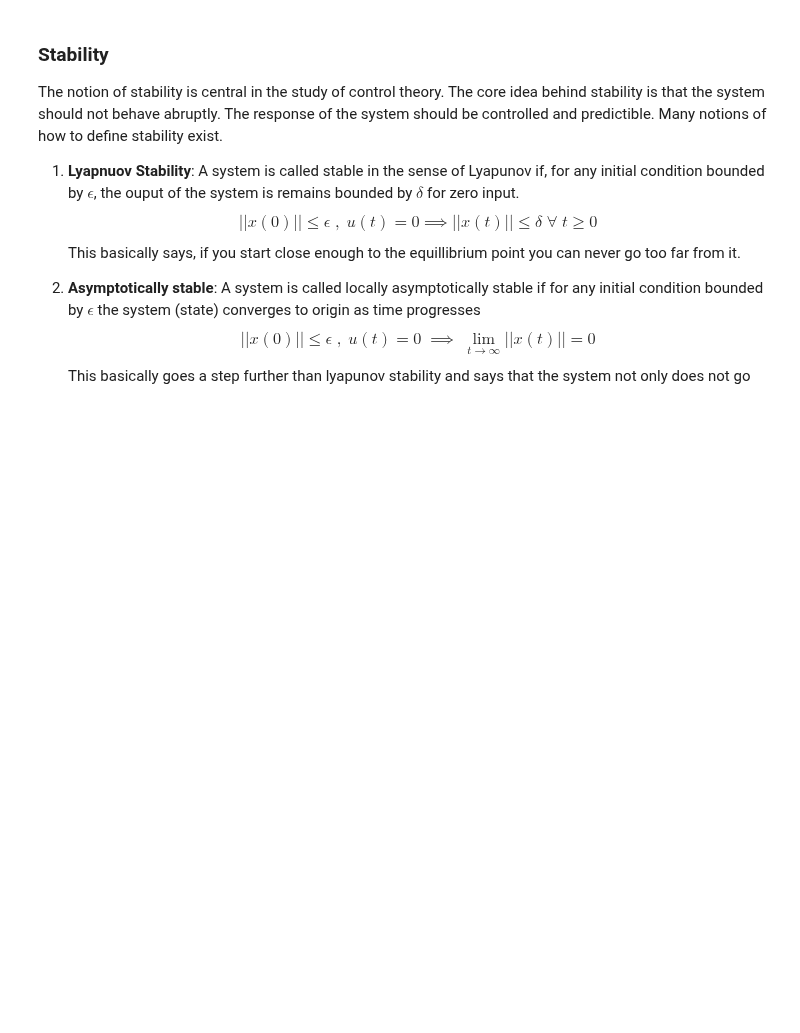
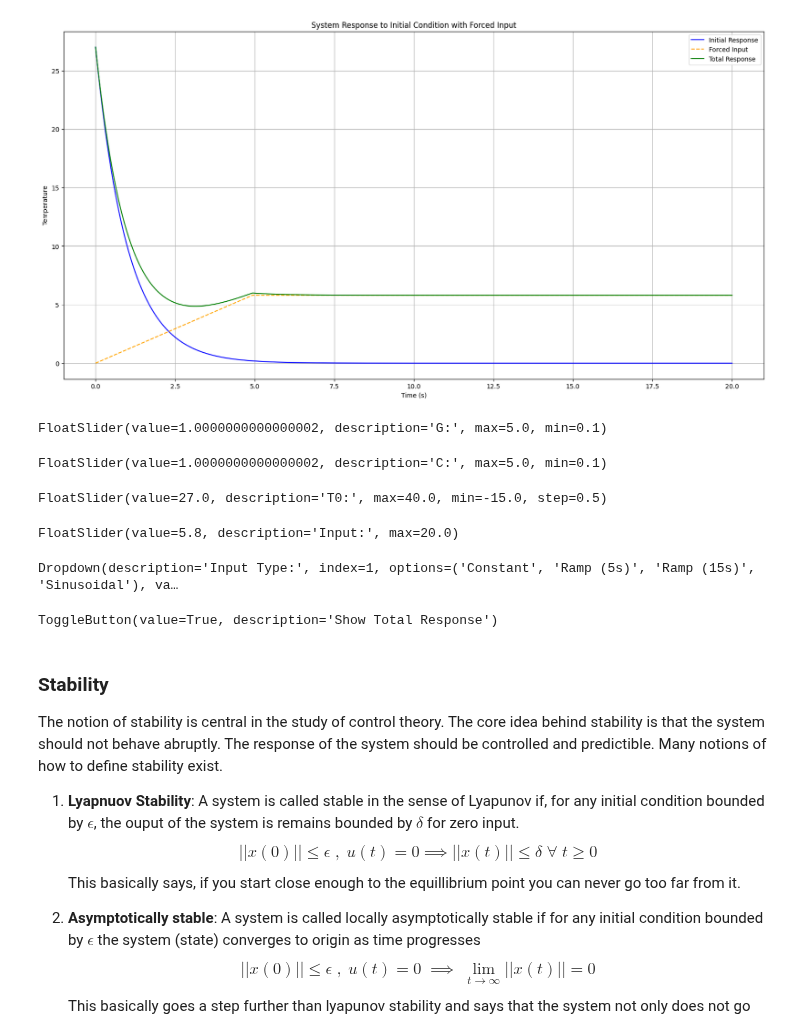
Before and after one commit to idsc-frazzoli/CS1-Notebooks, a Jupyter notebook: NB03/NB03.ipynb, the cells around one changed output. Cells and saved outputs as stored; diff of their text form; code cells hidden in the pictures; blank space fills up the shorter version.

```diff
--- a/NB03/NB03.ipynb
+++ b/NB03/NB03.ipynb
@@ -135,0 +214,72 @@ As you can see
+# %%
+# Function to update the plot
+def update_plot_fc(t_0, input_type, show_total_response):
+    clear_output(wait=True)
+    system = create_system(G_slider.value, C_slider.value)
+
+    plt.figure(figsize=(20, 10))
+
+    # Simulate the response to the current initial condition
+    t, y = ct.initial_response(system, T=time, X0=[t_0])
+
+    # Generate the forced input
+    forced_response = generate_input(input_type, time)
+
+    # Total response
+    total_response = y + forced_response
+
+    # Plot the responses
+    plt.plot(t, y, label='Initial Response', color='blue')
+    plt.plot(t, forced_response, label='Forced Input', color='orange', linestyle='--')
+
+    # Plot total response only if the toggle is on
+    if show_total_response:
+        plt.plot(t, total_response, label='Total Response', color='green')
+
+    plt.title('System Response to Initial Condition with Forced Input')
+    plt.xlabel('Time (s)')
+    plt.ylabel('Temperature')
+    plt.grid()
+    plt.legend()
+    plt.show()
+
+    # Display sliders and dropdown again
+    display(G_slider, C_slider, t_0_slider, forced_input_slider, input_type_dropdown, show_total_response_button)
+
+
+G_slider = widgets.FloatSlider(value=1.0, min=0.1, max=5.0, step=0.1, description='G:')
+C_slider = widgets.FloatSlider(value=1.0, min=0.1, max=5.0, step=0.1, description='C:')
+t_0_slider = widgets.FloatSlider(value=1.0, min=-15.0, max=40.0, step=0.5, description='T0:')
+forced_input_slider = widgets.FloatSlider(value=1.0, min=0.0, max=20.0, step=0.1, description='Input:')
+input_type_dropdown = widgets.Dropdown(
+    options=['Constant', 'Ramp (5s)', 'Ramp (15s)', 'Sinusoidal'],
+    value='Ramp (5s)',
+    description='Input Type:'
+)
+
+# Create a toggle button for showing the total response
+show_total_response_button = widgets.ToggleButton(
+    value=True,
+    description='Show Total Response',
+    button_style='',  # 'success', 'info', 'warning', 'danger' or ''
+)
+
+# Observers for the sliders, dropdown, and toggle button
+G_slider.observe(lambda change: update_plot_fc(t_0_slider.value, input_type_dropdown.value, show_total_response_button.value), names='value')
+C_slider.observe(lambda change: update_plot_fc(t_0_slider.value, input_type_dropdown.value, show_total_response_button.value), names='value')
+t_0_slider.observe(lambda change: update_plot_fc(change['new'], input_type_dropdown.value, show_total_response_button.value), names='value')
+forced_input_slider.observe(lambda change: update_plot_fc(t_0_slider.value, input_type_dropdown.value, show_total_response_button.value), names='value')
+input_type_dropdown.observe(lambda change: update_plot_fc(t_0_slider.value, change['new'], show_total_response_button.value), names='value')
+show_total_response_button.observe(lambda change: update_plot_fc(t_0_slider.value, input_type_dropdown.value, change['new']), names='value')
+
+# Display sliders and initial plot
+display(k_slider, C_slider, t_0_slider, forced_input_slider, input_type_dropdown, show_total_response_button)
+update_plot_fc(t_0_slider.value, input_type_dropdown.value, show_total_response_button.value)
+# %% [output]
+[figure, added]
+FloatSlider(value=1.0000000000000002, description='G:', max=5.0, min=0.1)
+FloatSlider(value=1.0000000000000002, description='C:', max=5.0, min=0.1)
+FloatSlider(value=27.0, description='T0:', max=40.0, min=-15.0, step=0.5)
+FloatSlider(value=5.8, description='Input:', max=20.0)
+Dropdown(description='Input Type:', index=1, options=('Constant', 'Ramp (5s)', 'Ramp (15s)', 'Sinusoidal'), va…
+ToggleButton(value=True, description='Show Total Response')
```
Also changed, not shown: parts of 18 cells of this notebook, 1 other file.
